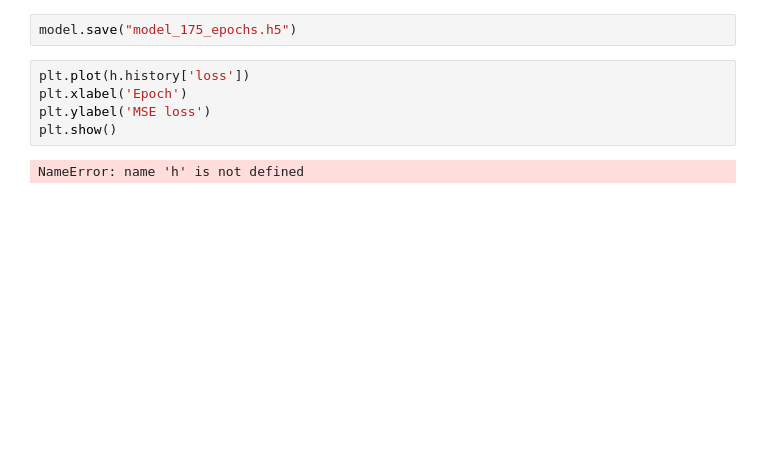
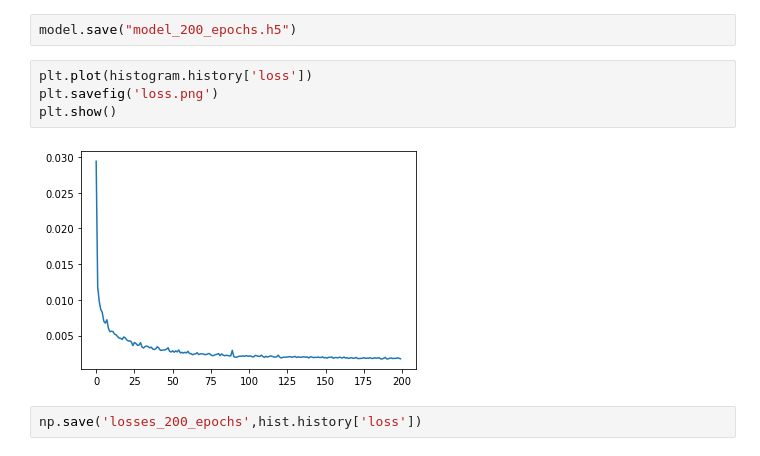
Before and after one commit to JacobChen1998/Muscle-enhancing-via-Autoencoder, a Jupyter notebook: Training.ipynb, the cells around one changed output. Drawn from its saved outputs; the diff is of its cells as text; blank space fills up the shorter version.

```diff
--- a/Training.ipynb
+++ b/Training.ipynb
@@ -116,9 +130,10 @@ KeyboardInterrupt:
 # %%
-model.save("model_175_epochs.h5")
+model.save("model_200_epochs.h5")
-# %%
-plt.plot(h.history['loss'])
-plt.xlabel('Epoch')
-plt.ylabel('MSE loss')
-plt.show()
-# %% [output]
-NameError: name 'h' is not defined
+# %%
+plt.plot(histogram.history['loss'])
+plt.savefig('loss.png')
+plt.show()
+# %% [output]
+[figure, added]
+# %%
+np.save('losses_200_epochs',hist.history['loss'])
```
Also changed, not shown: parts of 7 cells of this notebook.
